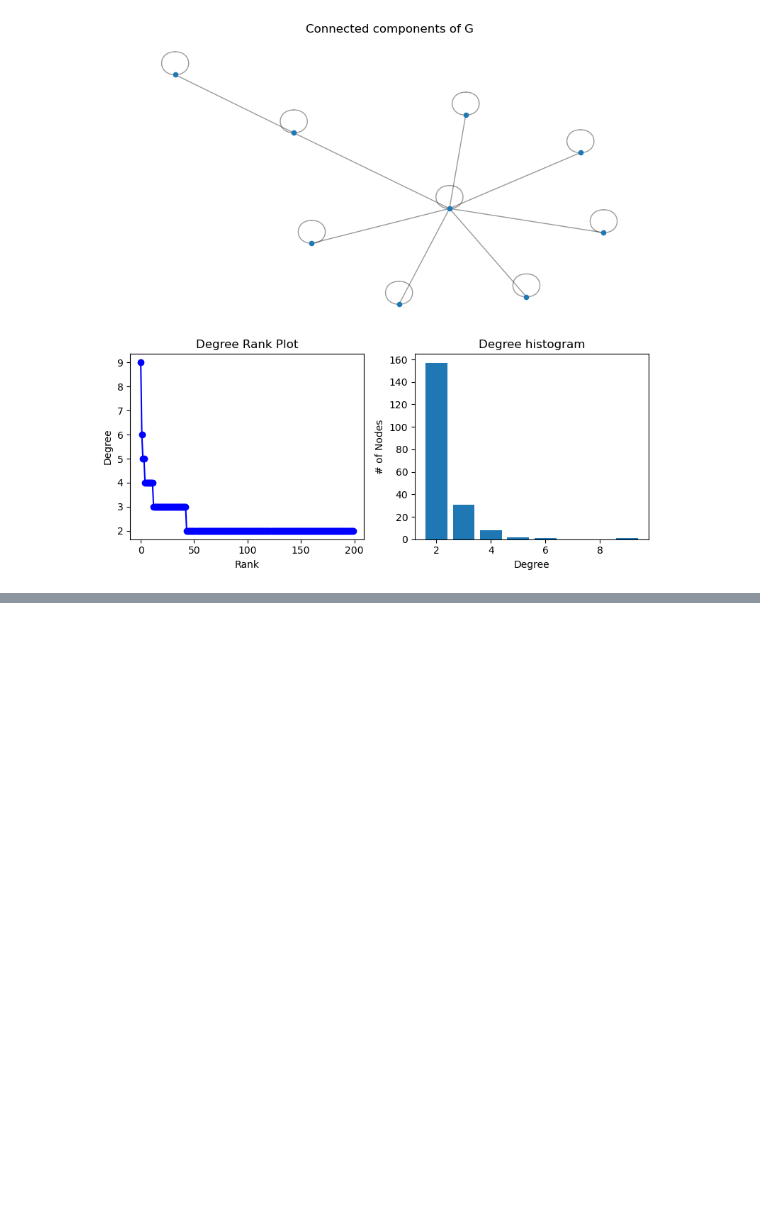
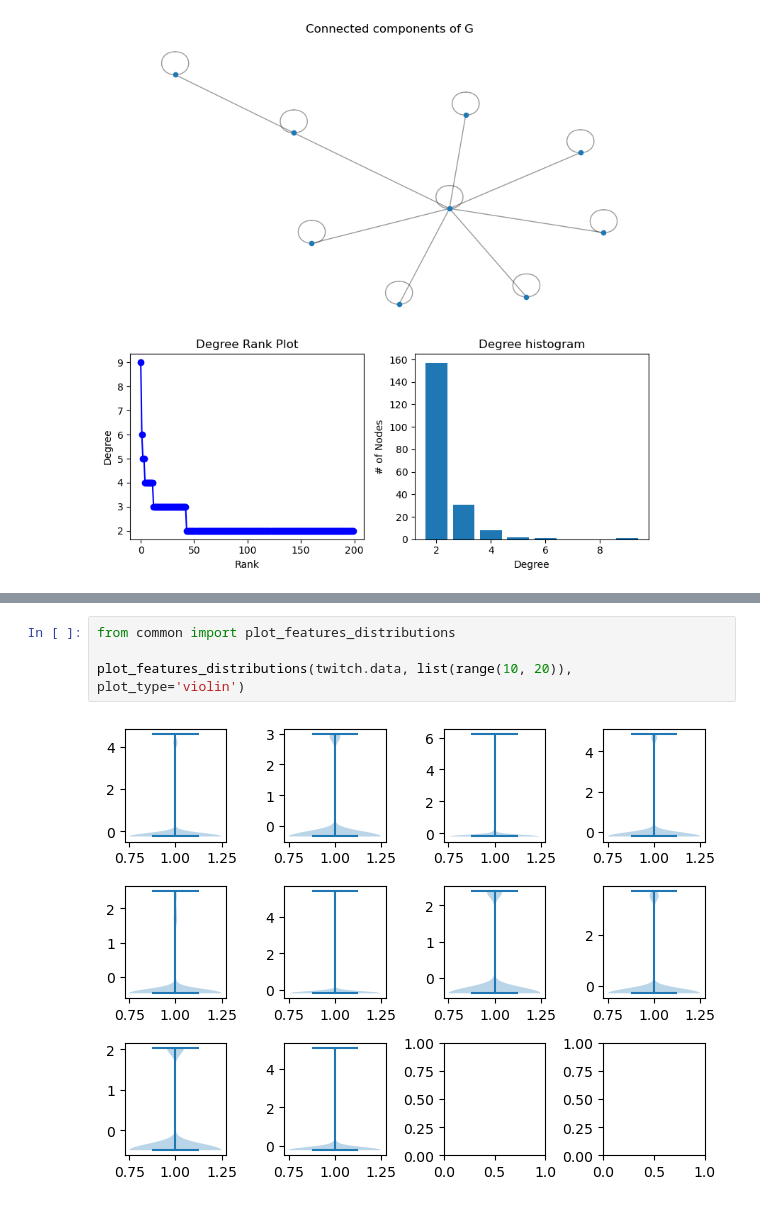
Before and after one commit to shredder67/vk-graphs-prep, a Jupyter notebook: models/EDAonGraphs.ipynb, the cells around one changed output, grey strips where cells are left out. Drawn from its saved outputs; the diff is of its cells as text; blank space fills up the shorter version.

```diff
--- a/models/EDAonGraphs.ipynb
+++ b/models/EDAonGraphs.ipynb
@@ -16,0 +19,6 @@ plot_graph_adj_matrix(twitch.data)
+# %%
+from common import plot_features_distributions
+
+plot_features_distributions(twitch.data, list(range(10, 20)), plot_type='violin')
+# %% [output]
+[figure, added]
```
Also changed, not shown: parts of 2 cells of this notebook, 5 other files.
